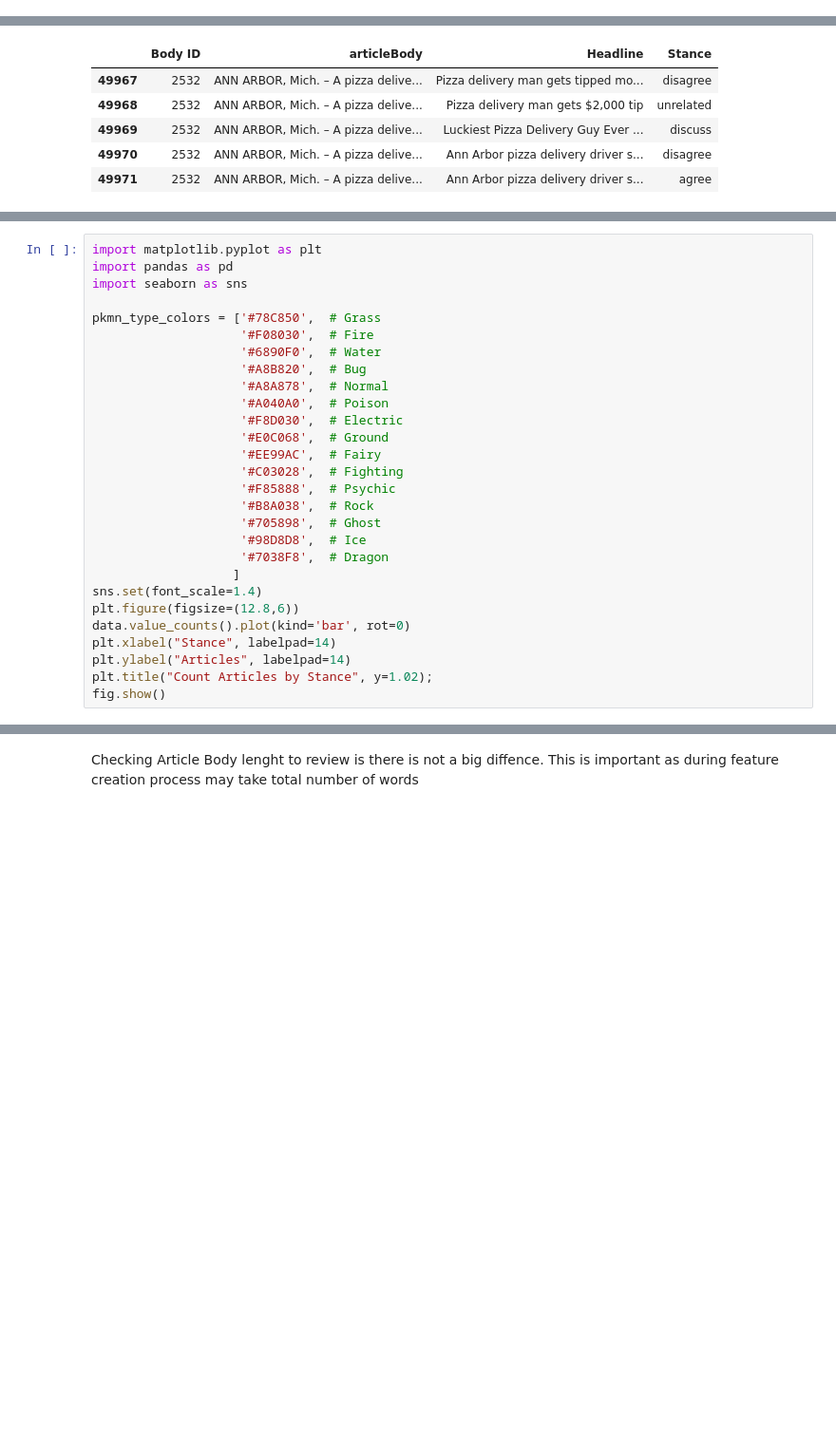
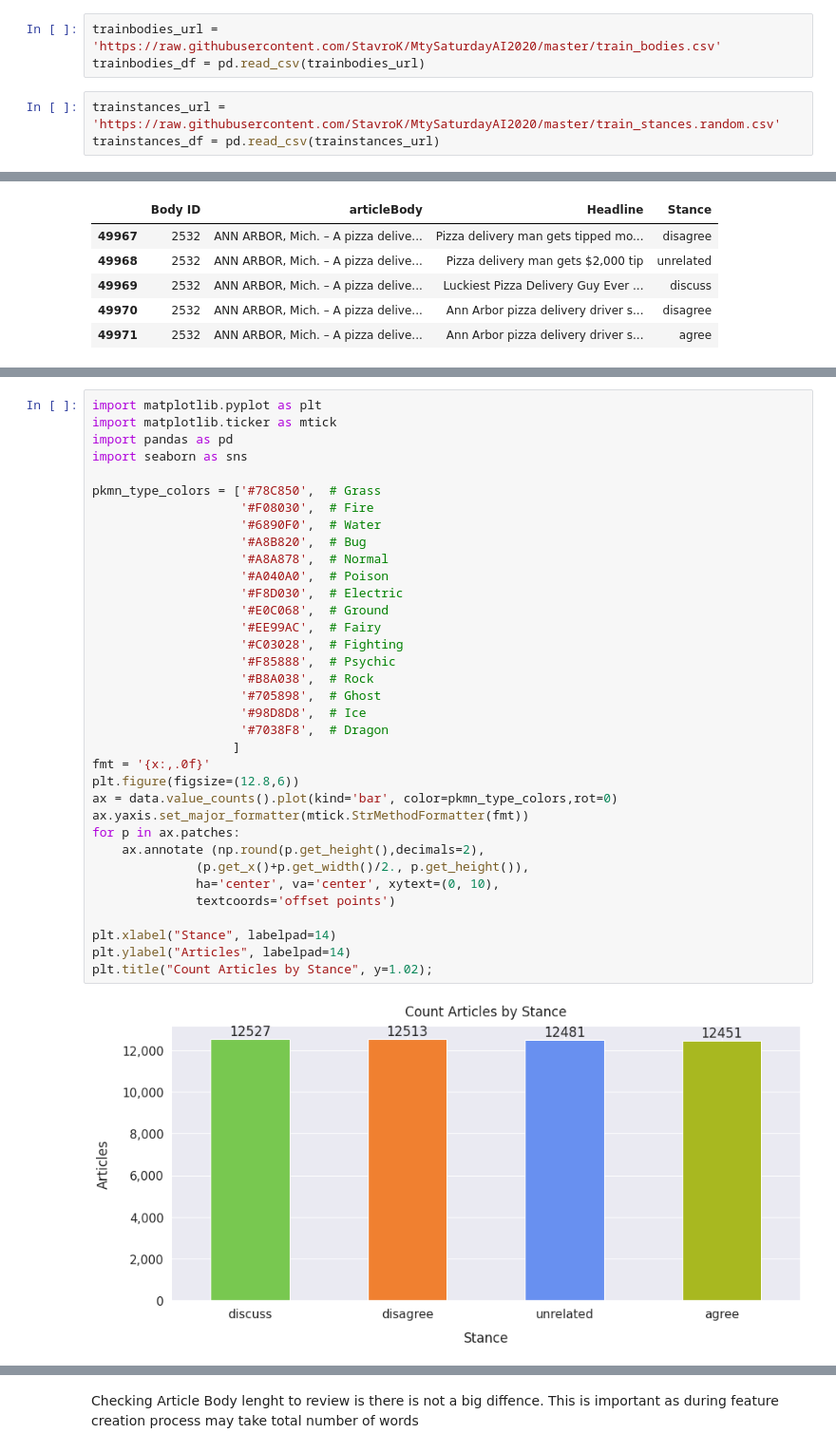
Before and after one commit to StavroK/MtySaturdayAI2020, a Jupyter notebook: Fakenews_Project.ipynb, the cells around one changed output, grey strips where cells are left out. Shown: that part at 95% size. Drawn from its saved outputs; the diff is of its cells as text; blank space fills up the shorter version.

```diff
--- a/Fakenews_Project.ipynb
+++ b/Fakenews_Project.ipynb
@@ -101,3 +81,9 @@ trainstances_df = pd.read_csv(df_path + df_file_train_stances,
+# %%
+trainbodies_url = 'https://raw.githubusercontent.com/StavroK/MtySaturdayAI2020/master/train_bodies.csv'
+trainbodies_df = pd.read_csv(trainbodies_url)
+# %%
+trainstances_url = 'https://raw.githubusercontent.com/StavroK/MtySaturdayAI2020/master/train_stances.random.csv'
+trainstances_df = pd.read_csv(trainstances_url)
 # %%
 print("Total stances: " + str(len(trainbodies_df)))
 print("Total bodies: " + str(len(trainstances_df)))
@@ -174,29 +159,38 @@ data_temp.head()
 Name: Stance, dtype: object
 # %%
 import matplotlib.pyplot as plt
+import matplotlib.ticker as mtick
 import pandas as pd
 import seaborn as sns
 
 pkmn_type_colors = ['#78C850',  # Grass
                     '#F08030',  # Fire
                     '#6890F0',  # Water
                     '#A8B820',  # Bug
                     '#A8A878',  # Normal
                     '#A040A0',  # Poison
                     '#F8D030',  # Electric
                     '#E0C068',  # Ground
                     '#EE99AC',  # Fairy
                     '#C03028',  # Fighting
                     '#F85888',  # Psychic
                     '#B8A038',  # Rock
                     '#705898',  # Ghost
                     '#98D8D8',  # Ice
                     '#7038F8',  # Dragon
                    ]
-sns.set(font_scale=1.4)
+fmt = '{x:,.0f}'
 plt.figure(figsize=(12.8,6))
-data.value_counts().plot(kind='bar', rot=0)
+ax = data.value_counts().plot(kind='bar', color=pkmn_type_colors,rot=0)
+ax.yaxis.set_major_formatter(mtick.StrMethodFormatter(fmt))
+for p in ax.patches:
+    ax.annotate (np.round(p.get_height(),decimals=2),
+              (p.get_x()+p.get_width()/2., p.get_height()),
+              ha='center', va='center', xytext=(0, 10),
+              textcoords='offset points')
+
 plt.xlabel("Stance", labelpad=14)
 plt.ylabel("Articles", labelpad=14)
 plt.title("Count Articles by Stance", y=1.02);
-fig.show()
+# %% [output]
+[figure, added]
```
Also changed, not shown: parts of 30 cells of this notebook.
